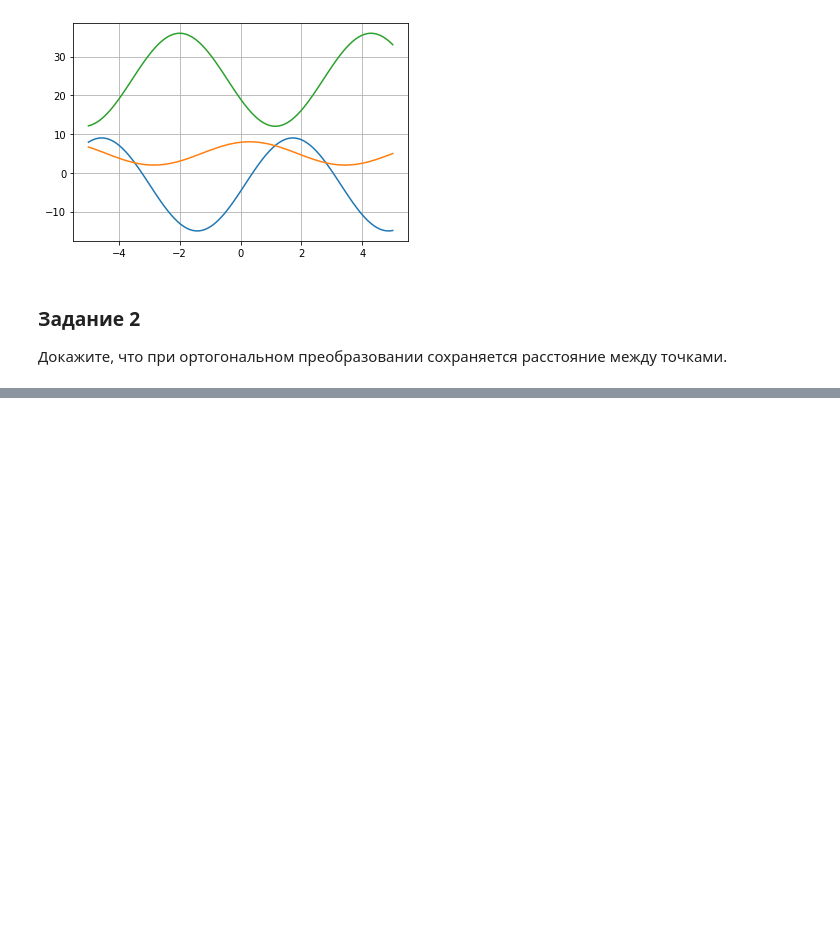
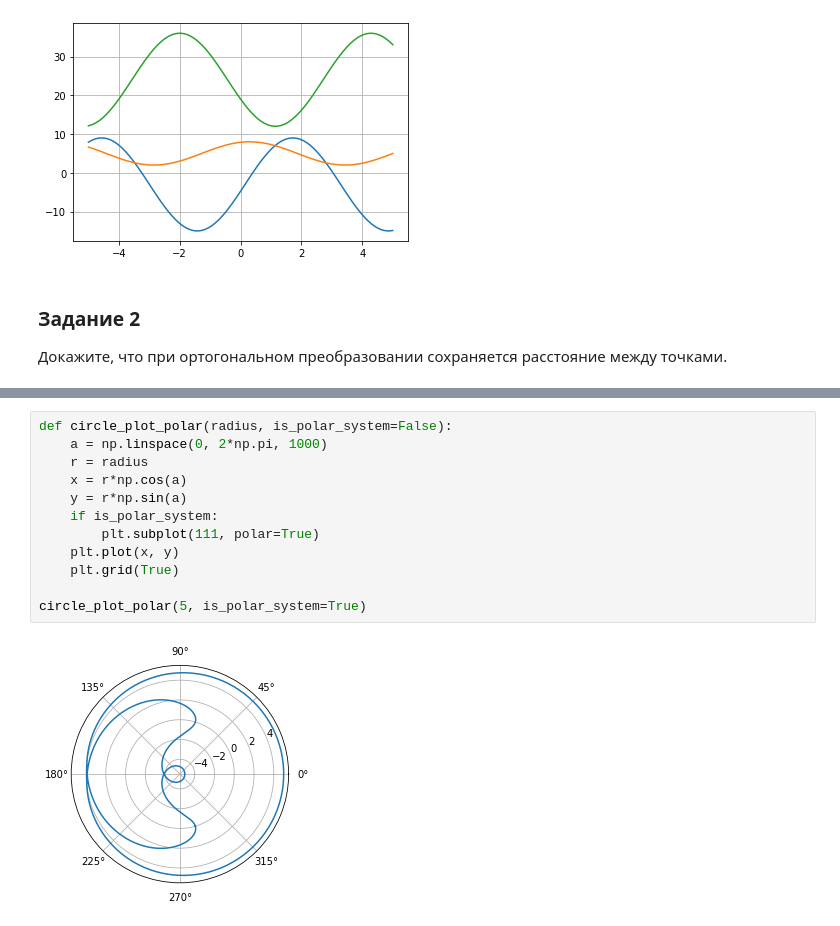
Before and after one commit to humantom88/geebrains-math-intro, a Jupyter notebook: homework3/homework3.ipynb, the cells around one changed output, grey strips where cells are left out. Drawn from its saved outputs; the diff is of its cells as text; blank space fills up the shorter version.

```diff
--- a/homework3/homework3.ipynb
+++ b/homework3/homework3.ipynb
@@ -211,0 +240,14 @@ $$
+# %%
+def circle_plot_polar(radius, is_polar_system=False):
+    a = np.linspace(0, 2*np.pi, 1000)
+    r = radius
+    x = r*np.cos(a)
+    y = r*np.sin(a)
+    if is_polar_system:
+        plt.subplot(111, polar=True)
+    plt.plot(x, y)
+    plt.grid(True)
+
+circle_plot_polar(5, is_polar_system=True)
+# %% [output]
+[figure, added]
```
Also changed, not shown: parts of 21 cells of this notebook.
